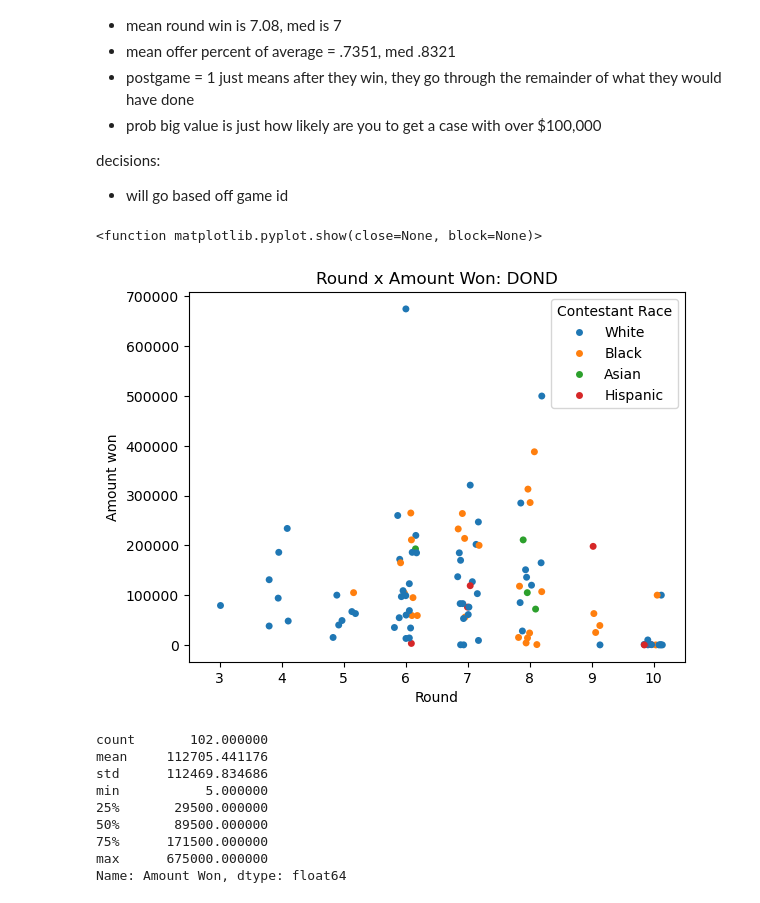
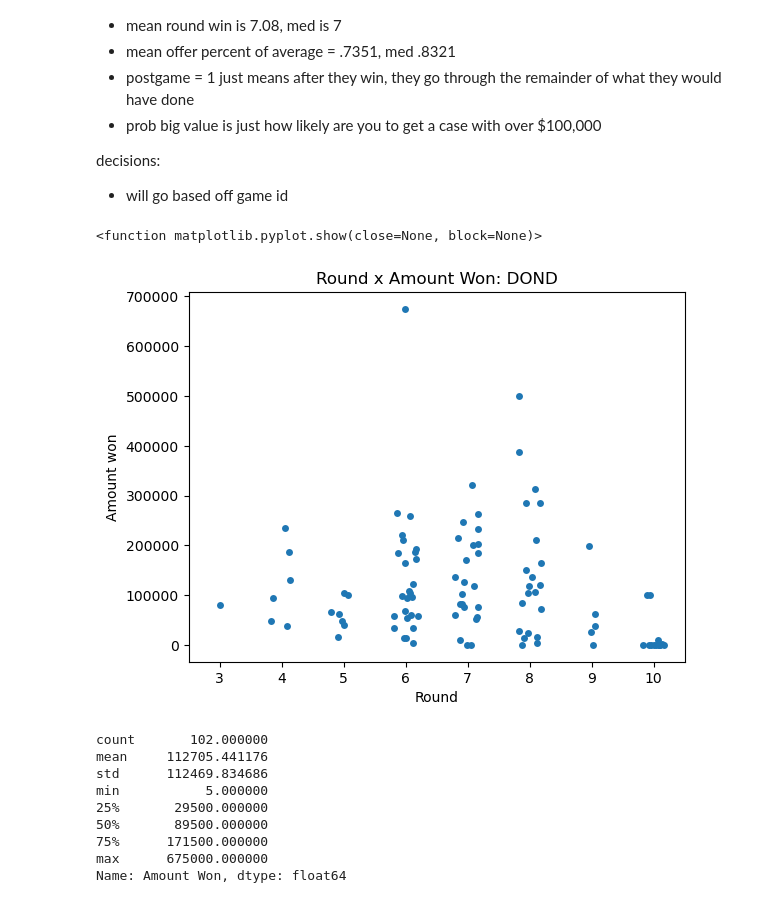
Before and after one commit to jjap2021/Poleto-SCE, a Jupyter notebook: Exploring the Data Set.ipynb, the cells around one changed output. Cells and saved outputs as stored; diff of their text form; code cells hidden in the pictures.

```diff
--- a/Exploring the Data Set.ipynb
+++ b/Exploring the Data Set.ipynb
@@ -2,8 +2,9 @@
 import pandas as pd
 import seaborn as sns
 import matplotlib.pyplot as plt
+import ast
 
-filepath = r"C:\Users\jjap2\Downloads\dond_game_data.csv"
+filepath = r"C:\Users\jjap2\Poleto SCE\Poleto-SCE\dond_game_data.csv"
 df = pd.read_csv(filepath)
 # %%
 samplesize = df['Contestant Name'].nunique()
@@ -72,15 +73,15 @@ findings:
 decisions:
 - will go based off game id
 # %%
-sns.stripplot(data=win, x='Round', y='Amount Won', jitter=.2, hue="Contestant Race")
+sns.stripplot(data=win, x='Round', y='Amount Won', jitter=.2)
 plt.xlabel('Round')
 plt.ylabel('Amount won')
 plt.title('Round x Amount Won: DOND')
 
 plt.show
 # %% [output]
 <function matplotlib.pyplot.show(close=None, block=None)>
-[figure, old version]
+[figure, new version]
 # %%
 win['Amount Won'].describe()
 # %% [output]
```
Also changed, not shown: parts of 1 cell of this notebook, 9 other files.
